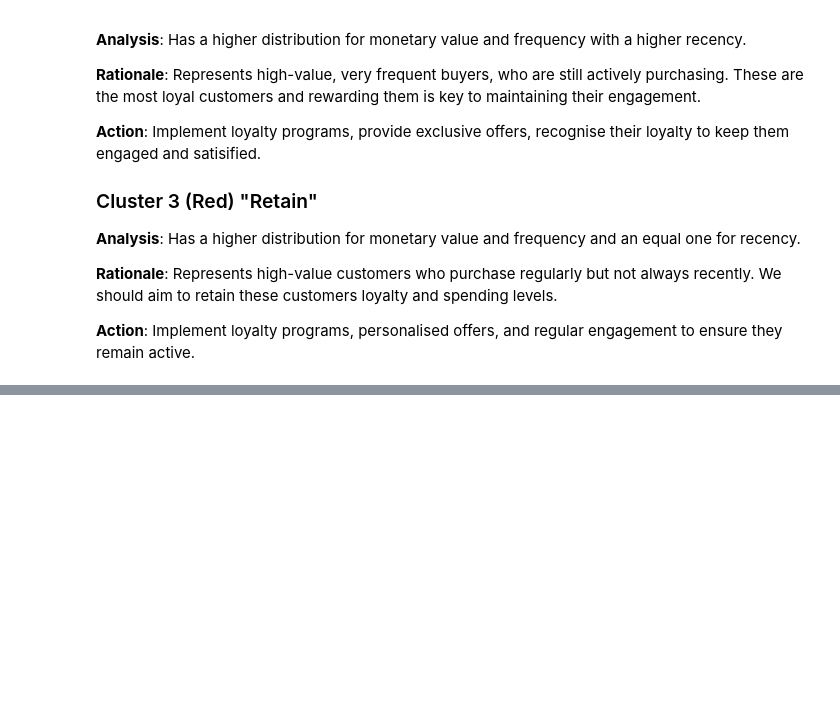
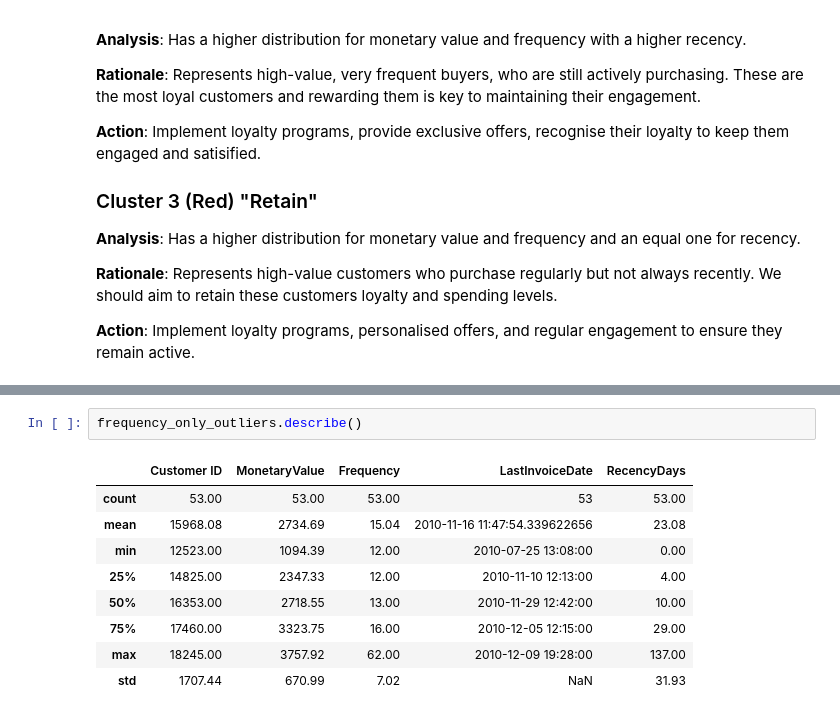
Before and after one commit to Achronus/data-exploration, a Jupyter notebook: retail-customer-analysis/analysis.ipynb, the cells around one changed output, grey strips where cells are left out. Drawn from its saved outputs; the diff is of its cells as text; blank space fills up the shorter version.

```diff
--- a/retail-customer-analysis/analysis.ipynb
+++ b/retail-customer-analysis/analysis.ipynb
@@ -1033,0 +1058,12 @@ Here's what we learn:
+# %%
+frequency_only_outliers.describe()
+# %% [output]
+|  | Customer ID | MonetaryValue | Frequency | LastInvoiceDate | RecencyDays |
+| count | 53.00 | 53.00 | 53.00 | 53 | 53.00 |
+| mean | 15968.08 | 2734.69 | 15.04 | 2010-11-16 11:47:54.339622656 | 23.08 |
+| min | 12523.00 | 1094.39 | 12.00 | 2010-07-25 13:08:00 | 0.00 |
+| 25% | 14825.00 | 2347.33 | 12.00 | 2010-11-10 12:13:00 | 4.00 |
+| 50% | 16353.00 | 2718.55 | 13.00 | 2010-11-29 12:42:00 | 10.00 |
+| 75% | 17460.00 | 3323.75 | 16.00 | 2010-12-05 12:15:00 | 29.00 |
+| max | 18245.00 | 3757.92 | 62.00 | 2010-12-09 19:28:00 | 137.00 |
+| std | 1707.44 | 670.99 | 7.02 | NaN | 31.93 |
```
Also changed, not shown: parts of 9 cells of this notebook, 1 other file.
